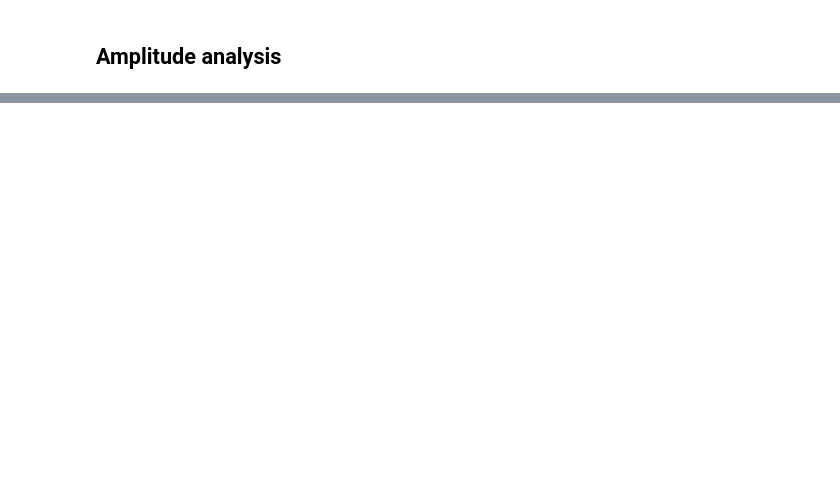
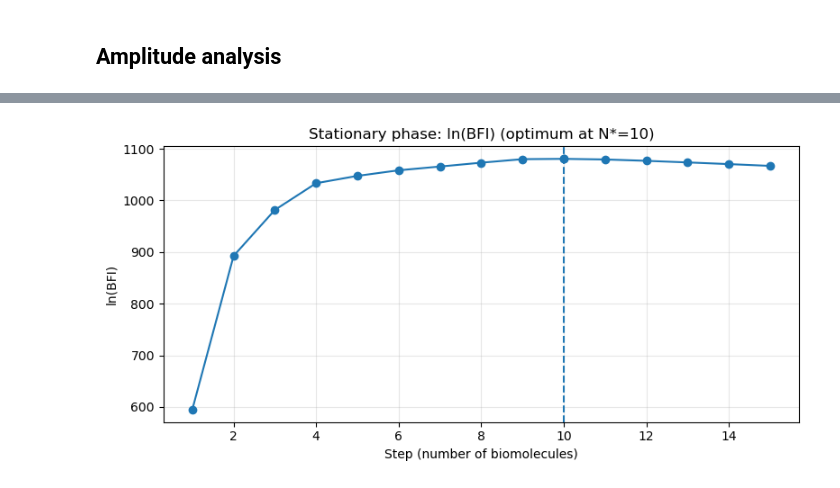
Before and after one commit to HaroonParvez/Using-Bayesian-Model-Selection-to-Analyse-Raman-Spectroscopic-Data, a Jupyter notebook: FinalProject.ipynb, the cells around one changed output, grey strips where cells are left out. Cells and saved outputs as stored; diff of their text form; code cells hidden in the pictures; blank space fills up the shorter version.

```diff
--- a/FinalProject.ipynb
+++ b/FinalProject.ipynb
@@ -757,0 +594,84 @@ Conservative prior (1.2× max possible):
+# %%
+# ===========================
+# STATIONARY PHASE: same analysis
+# ===========================
+y_sta = sta_df["intensity_norm"].values
+
+# Make sure same wavenumber order as reference
+if sta_df["wavenumber"].values[0] > sta_df["wavenumber"].values[-1]:
+    y_sta = y_sta[::-1]
+
+selected_sta = []
+history_sta = []
+
+X0 = build_X(x, R, [], baseline_deg)
+beta0, yhat0, RSS0, s20, cov0, rank0, cond0 = fit_nonneg(X0, y_sta, n_base)
+prior0 = np.array([2*bmax]*n_base, float)
+lnB0 = ln_bfi(s20, cov0, prior0, n=n, k=X0.shape[1])
+prev_lnB = lnB0
+
+candidates = list(range(R.shape[1]))
+
+print("Forward selection: STATIONARY PHASE")
+print(f"n={n}, baseline_deg={baseline_deg}, Amax={Amax}")
+print()
+print("step  biomolecule      k  rank  cond(X)        RSS         s²        lnBFI       ΔlnBFI")
+print("-" * 90)
+print(f"{0:>4d}  {'(baseline)':>14s}  {X0.shape[1]:>2d}  {rank0:>4d}  {cond0:>9.2e}  {RSS0:>10.3e}  {s20:>9.3e}  {lnB0:>10.4f}  {'-':>9s}")
+
+for step in range(1, R.shape[1] + 1):
+    best = None
+    for idx in candidates:
+        if idx in selected_sta:
+            continue
+        try_selected = selected_sta + [idx]
+        X = build_X(x, R, try_selected, baseline_deg)
+        beta, yhat, RSS, s2, cov, rank, condX = fit_nonneg(X, y_sta, n_base)
+        prior = np.array([2*bmax]*n_base + [Amax]*len(try_selected), float)
+        lnB = ln_bfi(s2, cov, prior, n=n, k=X.shape[1])
+        if not np.isfinite(lnB):
+            continue
+        dlnB = lnB - prev_lnB
+        if (best is None) or (dlnB > best[0]):
+            best = (dlnB, lnB, idx, X.shape[1], rank, condX, RSS, s2, yhat, beta)
+    if best is None:
+        break
+    dlnB, lnB, idx_best, k_best, rank_best, cond_best, RSS_best, s2_best, yhat_best, beta_best = best
+    selected_sta.append(idx_best)
+    history_sta.append((step, idx_best, ref_names[idx_best], lnB, dlnB, k_best, rank_best, cond_best, RSS_best, s2_best, yhat_best, beta_best))
+    print(f"{step:>4d}  {ref_names[idx_best]:>14s}  {k_best:>2d}  {rank_best:>4d}  {cond_best:>9.2e}  {RSS_best:>10.3e}  {s2_best:>9.3e}  {lnB:>10.4f}  {dlnB:>9.4f}")
+    prev_lnB = lnB
+
+steps_sta = np.array([h[0] for h in history_sta], int)
+lnBFI_sta = np.array([h[3] for h in history_sta], float)
+dln_sta = np.array([h[4] for h in history_sta], float)
+
+best_idx_sta = int(np.nanargmax(lnBFI_sta))
+N_star_sta = int(steps_sta[best_idx_sta])
+ln_star_sta = float(lnBFI_sta[best_idx_sta])
+
+print(f"\nOptimal model: N* = {N_star_sta} biomolecules at lnBFI = {ln_star_sta:.4f}")
+selected_names_sta = [history_sta[i][2] for i in range(N_star_sta)]
+print("Selected (in order):", selected_names_sta)
+
+plt.figure(figsize=(8,4))
+plt.plot(steps_sta, lnBFI_sta, marker="o")
+plt.axvline(N_star_sta, linestyle="--")
+plt.scatter([N_star_sta], [ln_star_sta], zorder=5)
+plt.xlabel("Step (number of biomolecules)")
+plt.ylabel("ln(BFI)")
+plt.title(f"Stationary phase: ln(BFI) (optimum at N*={N_star_sta})")
+plt.grid(alpha=0.3)
+plt.tight_layout()
+plt.show()
+
+plt.figure(figsize=(8,4))
+plt.plot(steps_sta, dln_sta, marker="o")
+plt.axhline(0.0, linestyle="--")
+plt.xlabel("Step")
+plt.ylabel("Δ ln(BFI)")
+plt.title("Stationary phase: increment per added biomolecule")
+plt.grid(alpha=0.3)
+plt.tight_layout()
+plt.show()
+# %% [output]
@@ -757,0 +695 @@ Conservative prior (1.2× max possible):
+[figure, added]
```
Also changed, not shown: parts of 26 cells of this notebook.
